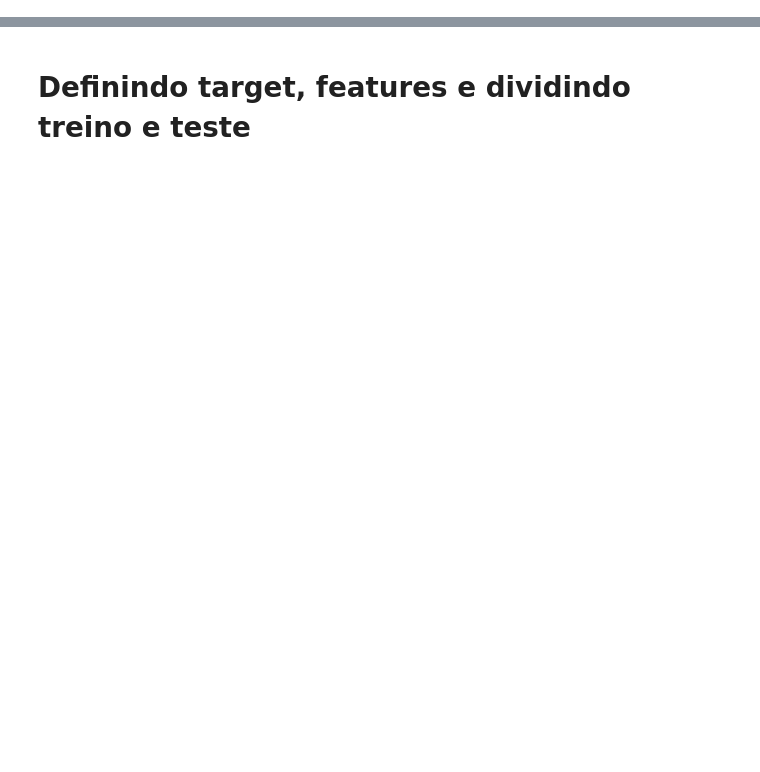
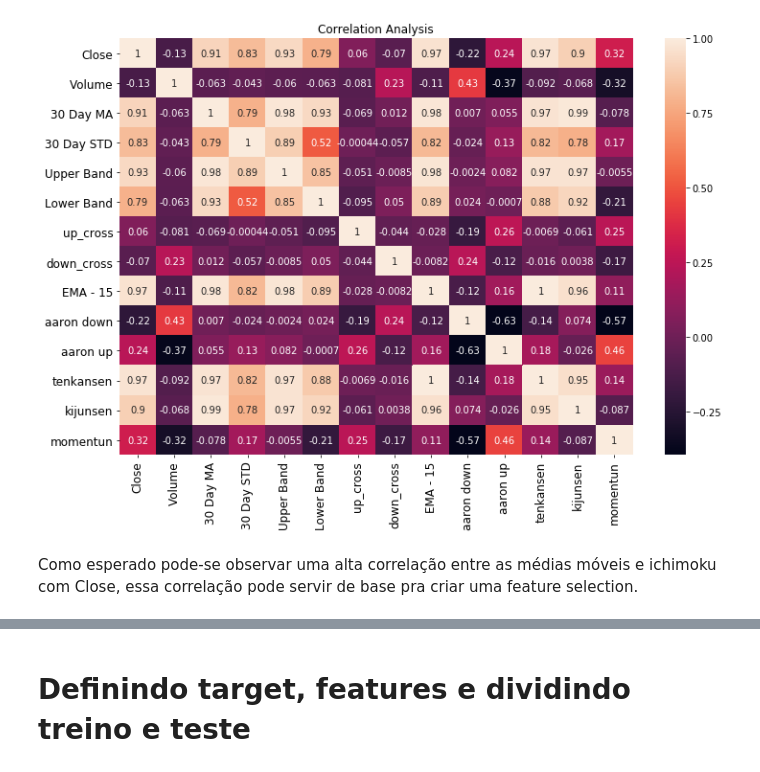
Before and after one commit to GabsGear/cpbr-2019-ktb, a Jupyter notebook: apre_jupyter/apresentacao.ipynb, the cells around one changed output, grey strips where cells are left out. Cells and saved outputs as stored; diff of their text form; code cells hidden in the pictures; blank space fills up the shorter version.

```diff
--- a/apre_jupyter/apresentacao.ipynb
+++ b/apre_jupyter/apresentacao.ipynb
@@ -255,0 +87,4 @@ tgt.plotTargets()
+# %%
+candles = Aquisition()
+dataframe = candles.get_candles()
+dataframe.head()
@@ -255,0 +208,4 @@ tgt.plotTargets()
+# %%
+bands = Bbands()
+bands.eval_boillinger_bands()
+bands.plot_bands()
@@ -255,0 +240,19 @@ tgt.plotTargets()
+# %%
+from pyti.exponential_moving_average import exponential_moving_average as ema
+from pyti.aroon import aroon_down, aroon_up
+from pyti.ichimoku_cloud import tenkansen, kijunsen, chiku_span, senkou_a, senkou_b
+from pyti.momentum import momentum
+
+class Indicators():
+    def __init__(self, candles):
+        self.candles = candles
+
+    def add_indicators(self):
+        self.candles = self.candles.drop(['Open_time', 'Close_time'], axis=1)
+        self.candles['EMA - 15'] = ema(self.candles['Close'].tolist(), 15)
+        self.candles['aaron down'] = aroon_down(self.candles['Close'].tolist(), 25)
+        self.candles['aaron up'] = aroon_up(self.candles['Close'].tolist(), 25)
+        self.candles['tenkansen'] = tenkansen(self.candles['Close'].tolist())
+        self.candles['kijunsen'] = kijunsen(self.candles['Close'].tolist())
+        self.candles['momentun'] = momentum(self.candles['Close'], 15)
+        return self.candles
@@ -255,0 +268,4 @@ tgt.plotTargets()
+# %%
+idc = Indicators(bands.df)
+df = idc.add_indicators()
+df.head()
@@ -255,0 +306,7 @@ tgt.plotTargets()
+# %%
+c = Corr(df)
+c.pearson()
+# %% [output]
+[figure, added]
+# %% [markdown]
+Como esperado pode-se observar uma alta correlação entre as médias móveis e ichimoku com Close, essa correlação pode servir de base pra criar uma feature selection.
```
Also changed, not shown: parts of 71 cells of this notebook, 8 other files.
